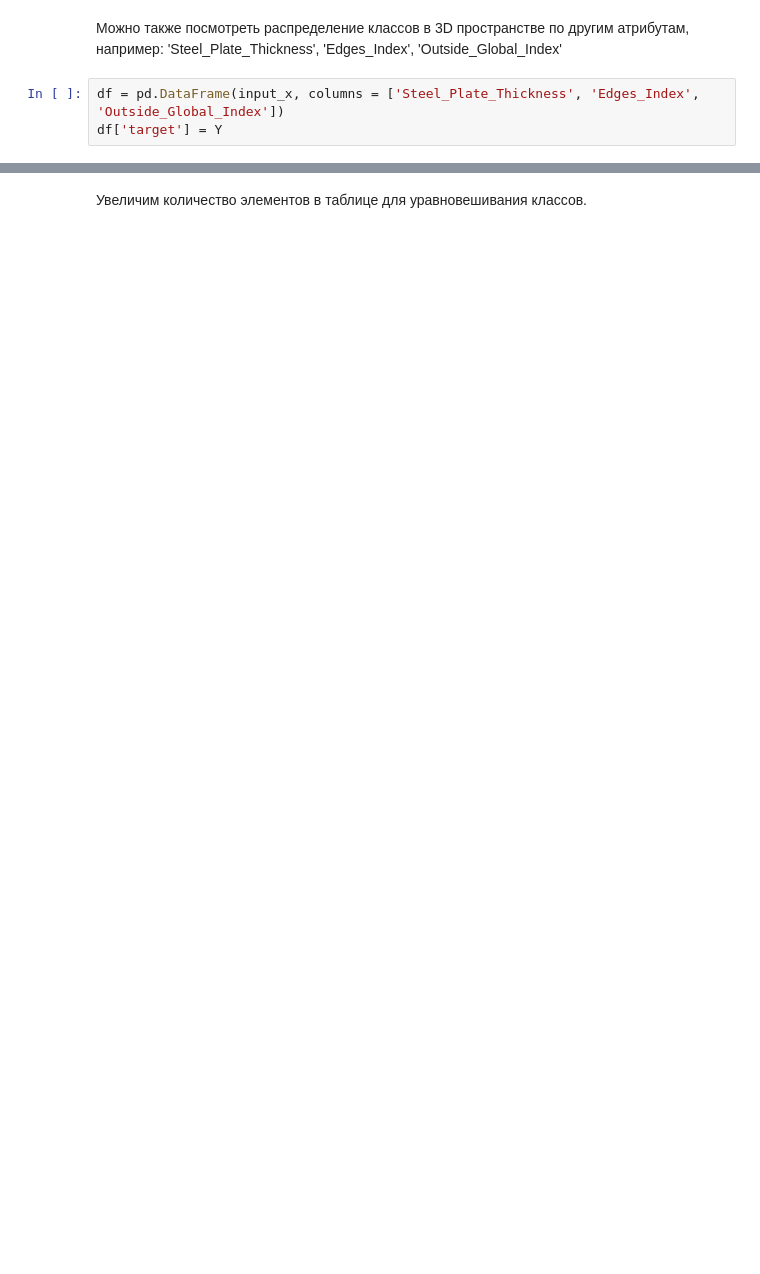
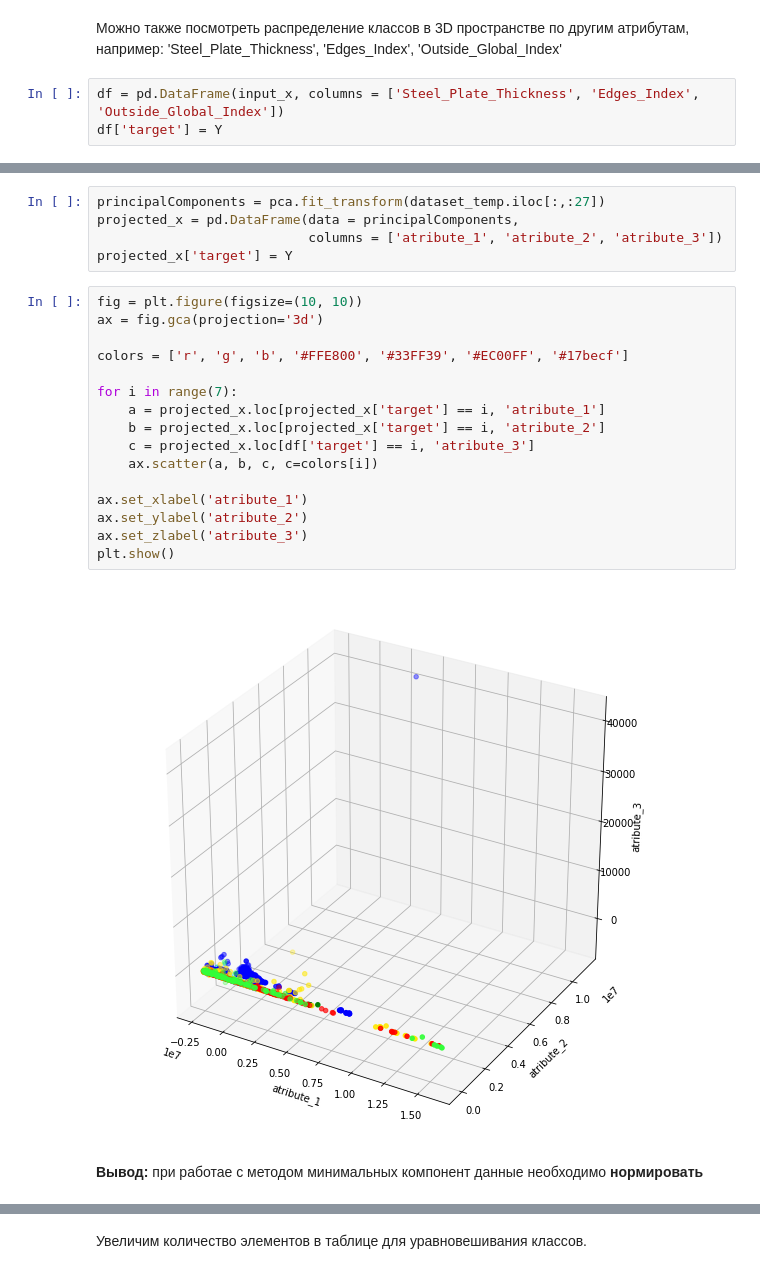
Before and after one commit to SIzrantsev/netology_statistics, a Jupyter notebook: lecture_4.ipynb, the cells around one changed output, grey strips where cells are left out. Cells and saved outputs as stored; diff of their text form; blank space fills up the shorter version.

```diff
--- a/lecture_4.ipynb
+++ b/lecture_4.ipynb
@@ -351,0 +429,25 @@ plt.show()
+# %%
+principalComponents = pca.fit_transform(dataset_temp.iloc[:,:27])
+projected_x = pd.DataFrame(data = principalComponents,
+                           columns = ['atribute_1', 'atribute_2', 'atribute_3'])
+projected_x['target'] = Y
+# %%
+fig = plt.figure(figsize=(10, 10))
+ax = fig.gca(projection='3d')
+
+colors = ['r', 'g', 'b', '#FFE800', '#33FF39', '#EC00FF', '#17becf']
+
+for i in range(7):
+    a = projected_x.loc[projected_x['target'] == i, 'atribute_1']
+    b = projected_x.loc[projected_x['target'] == i, 'atribute_2']
+    c = projected_x.loc[df['target'] == i, 'atribute_3']
+    ax.scatter(a, b, c, c=colors[i])
+
+ax.set_xlabel('atribute_1')
+ax.set_ylabel('atribute_2')
+ax.set_zlabel('atribute_3')
+plt.show()
+# %% [output]
+[figure, added]
+# %% [markdown]
+**Вывод:** при работае с методом минимальных компонент данные необходимо **нормировать**
```
Also changed, not shown: parts of 232 cells of this notebook, 1 other file.
